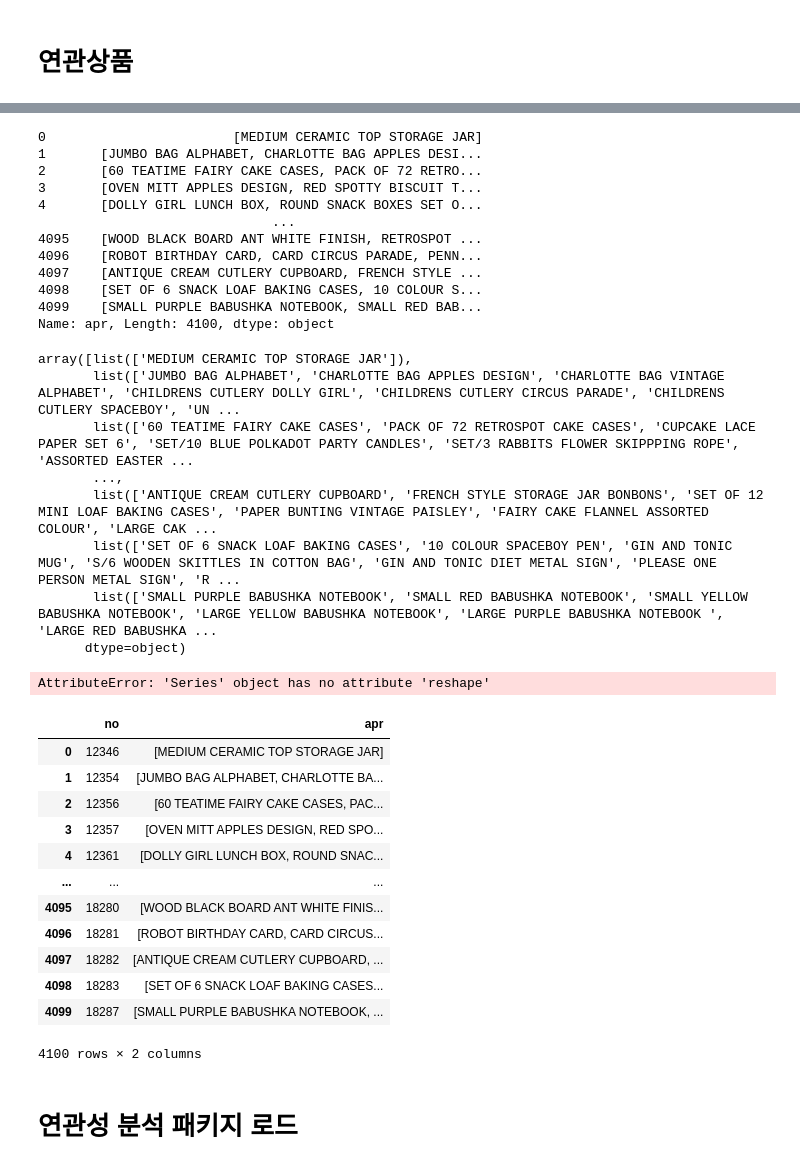
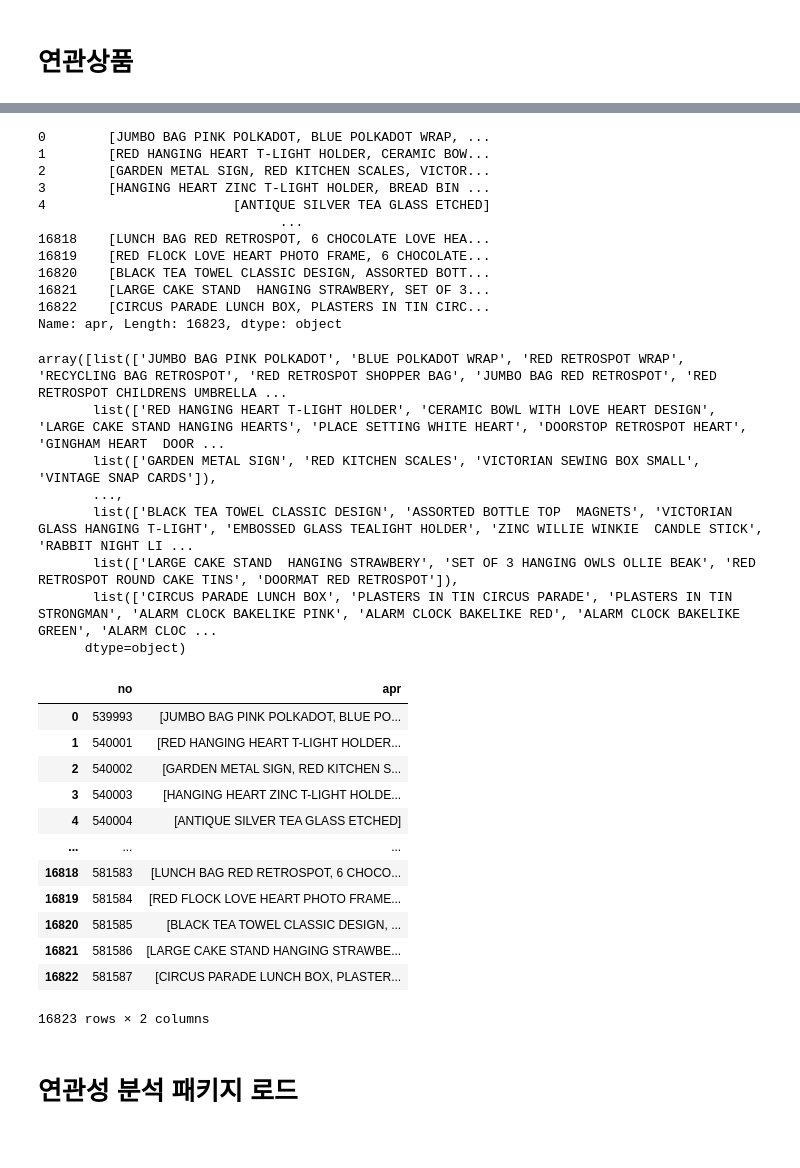
Before and after one commit to JungHunL22/Customer_Analysis_PLT, a Jupyter notebook: code/연관성 분석(TransactionEncoder).ipynb, the cells around one changed output, grey strips where cells are left out. Drawn from its saved outputs; the diff is of its cells as text; code cells hidden in the pictures.

```diff
--- a/code/연관성 분석.ipynb
+++ b/code/연관성 분석(TransactionEncoder).ipynb
@@ -25,7 +25,7 @@ def SQL_load(sql):
 # retail=SQL_load('''select * from plt.retail_on_top10''')
 # label=SQL_load('''select * from plt.log_df''')
 # %%
-aprior=SQL_load('''select A.customerid,group_concat(Description separator '|') as apr from plt.retail_on_top10 A join plt.log_df B on A.CustomerID=B.customerid group by A.customerid;''')
+aprior=SQL_load('''select invoiceno,group_concat(Description separator '|') as apr from plt.retail_on_top10 A join plt.log_df B on A.CustomerID=B.customerid group by 1;''')
 # %%
 aprior.apr[1].replace(' |','|')
 # %% [output]
@@ -38,47 +38,43 @@ aprior.apr=ap
 res=aprior.apr.str.split('|')
 res
 # %% [output]
-0                        [MEDIUM CERAMIC TOP STORAGE JAR]
-1       [JUMBO BAG ALPHABET, CHARLOTTE BAG APPLES DESI...
-2       [60 TEATIME FAIRY CAKE CASES, PACK OF 72 RETRO...
-3       [OVEN MITT APPLES DESIGN, RED SPOTTY BISCUIT T...
-4       [DOLLY GIRL LUNCH BOX, ROUND SNACK BOXES SET O...
-                              ...
-4095    [WOOD BLACK BOARD ANT WHITE FINISH, RETROSPOT ...
-4096    [ROBOT BIRTHDAY CARD, CARD CIRCUS PARADE, PENN...
-4097    [ANTIQUE CREAM CUTLERY CUPBOARD, FRENCH STYLE ...
-4098    [SET OF 6 SNACK LOAF BAKING CASES, 10 COLOUR S...
-4099    [SMALL PURPLE BABUSHKA NOTEBOOK, SMALL RED BAB...
-Name: apr, Length: 4100, dtype: object
+0        [JUMBO BAG PINK POLKADOT, BLUE POLKADOT WRAP, ...
+1        [RED HANGING HEART T-LIGHT HOLDER, CERAMIC BOW...
+2        [GARDEN METAL SIGN, RED KITCHEN SCALES, VICTOR...
+3        [HANGING HEART ZINC T-LIGHT HOLDER, BREAD BIN ...
+4                        [ANTIQUE SILVER TEA GLASS ETCHED]
+                               ...
+16818    [LUNCH BAG RED RETROSPOT, 6 CHOCOLATE LOVE HEA...
+16819    [RED FLOCK LOVE HEART PHOTO FRAME, 6 CHOCOLATE...
+16820    [BLACK TEA TOWEL CLASSIC DESIGN, ASSORTED BOTT...
+16821    [LARGE CAKE STAND  HANGING STRAWBERY, SET OF 3...
+16822    [CIRCUS PARADE LUNCH BOX, PLASTERS IN TIN CIRC...
+Name: apr, Length: 16823, dtype: object
 # %%
 np.array(res)
 # %% [output]
-array([list(['MEDIUM CERAMIC TOP STORAGE JAR']),
-       list(['JUMBO BAG ALPHABET', 'CHARLOTTE BAG APPLES DESIGN', 'CHARLOTTE BAG VINTAGE ALPHABET', 'CHILDRENS CUTLERY DOLLY GIRL', 'CHILDRENS CUTLERY CIRCUS PARADE', 'CHILDRENS CUTLERY SPACEBOY', 'UN ...
-       list(['60 TEATIME FAIRY CAKE CASES', 'PACK OF 72 RETROSPOT CAKE CASES', 'CUPCAKE LACE PAPER SET 6', 'SET/10 BLUE POLKADOT PARTY CANDLES', 'SET/3 RABBITS FLOWER SKIPPPING ROPE', 'ASSORTED EASTER ...
+array([list(['JUMBO BAG PINK POLKADOT', 'BLUE POLKADOT WRAP', 'RED RETROSPOT WRAP', 'RECYCLING BAG RETROSPOT', 'RED RETROSPOT SHOPPER BAG', 'JUMBO BAG RED RETROSPOT', 'RED RETROSPOT CHILDRENS UMBRELLA ...
+       list(['RED HANGING HEART T-LIGHT HOLDER', 'CERAMIC BOWL WITH LOVE HEART DESIGN', 'LARGE CAKE STAND HANGING HEARTS', 'PLACE SETTING WHITE HEART', 'DOORSTOP RETROSPOT HEART', 'GINGHAM HEART  DOOR ...
+       list(['GARDEN METAL SIGN', 'RED KITCHEN SCALES', 'VICTORIAN SEWING BOX SMALL', 'VINTAGE SNAP CARDS']),
        ...,
-       list(['ANTIQUE CREAM CUTLERY CUPBOARD', 'FRENCH STYLE STORAGE JAR BONBONS', 'SET OF 12 MINI LOAF BAKING CASES', 'PAPER BUNTING VINTAGE PAISLEY', 'FAIRY CAKE FLANNEL ASSORTED COLOUR', 'LARGE CAK ...
-       list(['SET OF 6 SNACK LOAF BAKING CASES', '10 COLOUR SPACEBOY PEN', 'GIN AND TONIC MUG', 'S/6 WOODEN SKITTLES IN COTTON BAG', 'GIN AND TONIC DIET METAL SIGN', 'PLEASE ONE PERSON METAL SIGN', 'R ...
-       list(['SMALL PURPLE BABUSHKA NOTEBOOK', 'SMALL RED BABUSHKA NOTEBOOK', 'SMALL YELLOW BABUSHKA NOTEBOOK', 'LARGE YELLOW BABUSHKA NOTEBOOK', 'LARGE PURPLE BABUSHKA NOTEBOOK ', 'LARGE RED BABUSHKA ...
+       list(['BLACK TEA TOWEL CLASSIC DESIGN', 'ASSORTED BOTTLE TOP  MAGNETS', 'VICTORIAN GLASS HANGING T-LIGHT', 'EMBOSSED GLASS TEALIGHT HOLDER', 'ZINC WILLIE WINKIE  CANDLE STICK', 'RABBIT NIGHT LI ...
+       list(['LARGE CAKE STAND  HANGING STRAWBERY', 'SET OF 3 HANGING OWLS OLLIE BEAK', 'RED RETROSPOT ROUND CAKE TINS', 'DOORMAT RED RETROSPOT']),
+       list(['CIRCUS PARADE LUNCH BOX', 'PLASTERS IN TIN CIRCUS PARADE', 'PLASTERS IN TIN STRONGMAN', 'ALARM CLOCK BAKELIKE PINK', 'ALARM CLOCK BAKELIKE RED', 'ALARM CLOCK BAKELIKE GREEN', 'ALARM CLOC ...
       dtype=object)
-# %%
-res.reshape(4100,2)
-# %% [output]
-AttributeError: 'Series' object has no attribute 'reshape'
 # %%
-df=pd.DataFrame({'no':aprior.customerid.astype(int).astype(str),'apr':res})
+df=pd.DataFrame({'no':aprior.invoiceno,'apr':res})
 df
 # %% [output]
 |  | no | apr |
-| 0 | 12346 | [MEDIUM CERAMIC TOP STORAGE JAR] |
-| 1 | 12354 | [JUMBO BAG ALPHABET, CHARLOTTE BA... |
-| 2 | 12356 | [60 TEATIME FAIRY CAKE CASES, PAC... |
-| 3 | 12357 | [OVEN MITT APPLES DESIGN, RED SPO... |
-| 4 | 12361 | [DOLLY GIRL LUNCH BOX, ROUND SNAC... |
+| 0 | 539993 | [JUMBO BAG PINK POLKADOT, BLUE PO... |
+| 1 | 540001 | [RED HANGING HEART T-LIGHT HOLDER... |
+| 2 | 540002 | [GARDEN METAL SIGN, RED KITCHEN S... |
+| 3 | 540003 | [HANGING HEART ZINC T-LIGHT HOLDE... |
+| 4 | 540004 | [ANTIQUE SILVER TEA GLASS ETCHED] |
 | ... | ... | ... |
-| 4095 | 18280 | [WOOD BLACK BOARD ANT WHITE FINIS... |
-| 4096 | 18281 | [ROBOT BIRTHDAY CARD, CARD CIRCUS... |
-| 4097 | 18282 | [ANTIQUE CREAM CUTLERY CUPBOARD, ... |
-| 4098 | 18283 | [SET OF 6 SNACK LOAF BAKING CASES... |
-| 4099 | 18287 | [SMALL PURPLE BABUSHKA NOTEBOOK, ... |
+| 16818 | 581583 | [LUNCH BAG RED RETROSPOT, 6 CHOCO... |
+| 16819 | 581584 | [RED FLOCK LOVE HEART PHOTO FRAME... |
+| 16820 | 581585 | [BLACK TEA TOWEL CLASSIC DESIGN, ... |
+| 16821 | 581586 | [LARGE CAKE STAND HANGING STRAWBE... |
+| 16822 | 581587 | [CIRCUS PARADE LUNCH BOX, PLASTER... |
-4100 rows × 2 columns
+16823 rows × 2 columns
```
Also changed, not shown: parts of 7 cells of this notebook.
